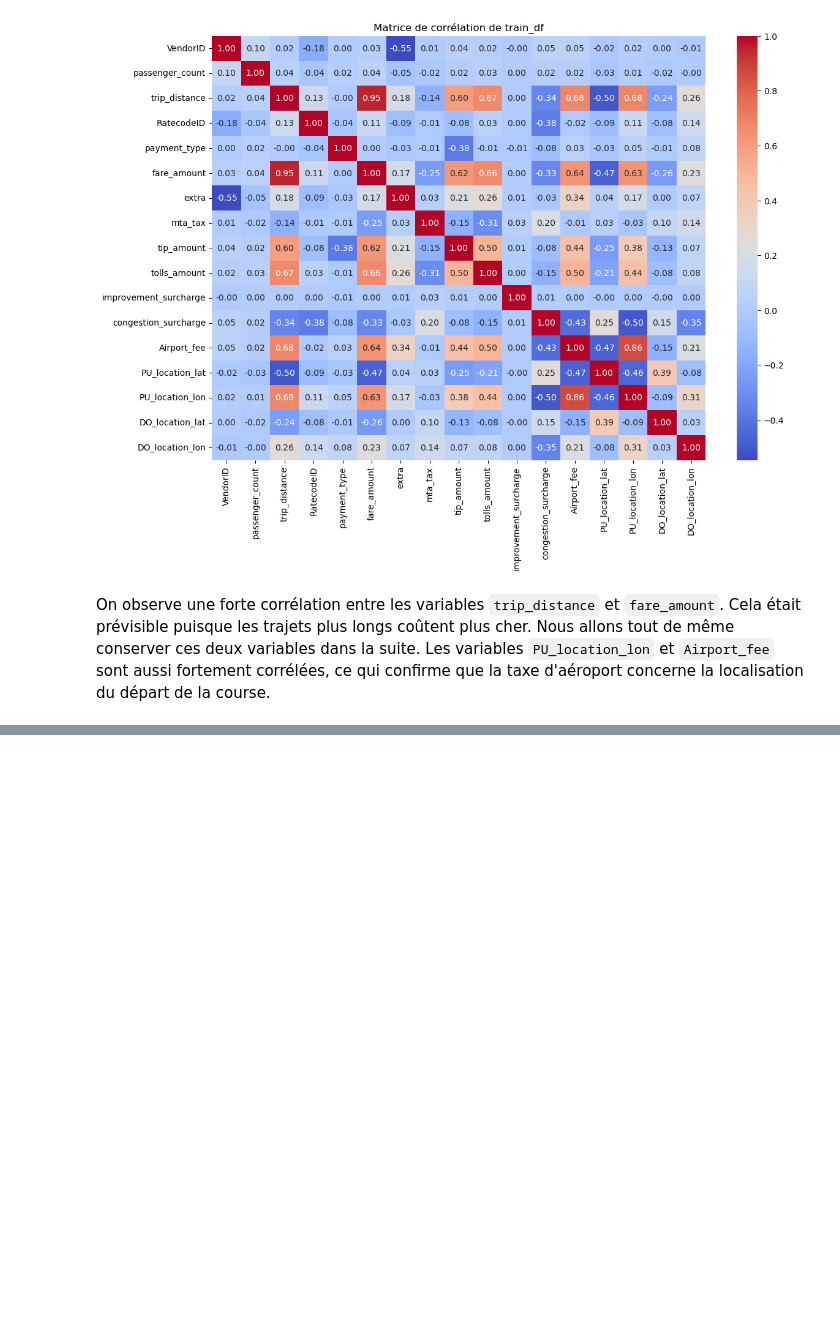
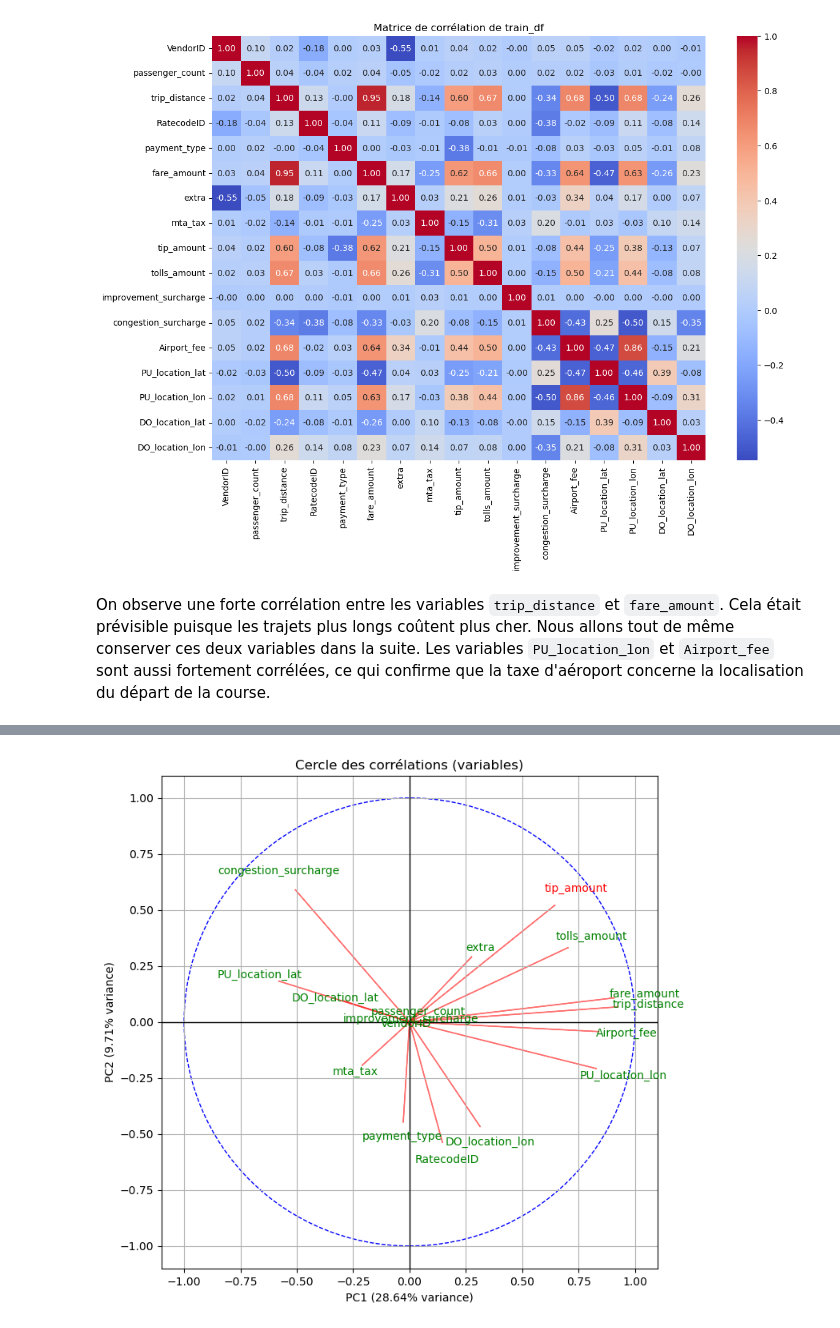
Before and after one commit to enzoben/NYC-taxis-tips, a Jupyter notebook: NYTT_data_analysis.ipynb, the cells around one changed output, grey strips where cells are left out. Drawn from its saved outputs; the diff is of its cells as text; code cells hidden in the pictures; blank space fills up the shorter version.

```diff
--- a/NYTT_data_analysis.ipynb
+++ b/NYTT_data_analysis.ipynb
@@ -94,0 +148,35 @@ On observe une forte corrélation entre les variables `trip_distance` et `fare_a
+# %%
+loadings = mypca.components_.T * np.sqrt(mypca.explained_variance_)
+# %%
+def plot_correlation_circle(loadings, labels, pca, axis):
+    fig, ax = plt.subplots(figsize=(8, 8))
+
+    axe1, axe2 = axis
+
+    # Définir un cercle de référence pour mieux visualiser
+    circle = plt.Circle((0, 0), 1, color='b', fill=False, linestyle='--', linewidth=1)
+    ax.add_artist(circle)
+
+    # Tracer les flèches pour chaque variable
+    for i in range(len(loadings)):
+        plt.arrow(0, 0, loadings[i, axe1], loadings[i, axe2], color='r', alpha=0.5)
+        if labels[i] == "tip_amount" :
+            plt.text(loadings[i, axe1]*1.15, loadings[i, axe2]*1.15, labels[i], color='red', ha='center', va='center')
+        else :
+            plt.text(loadings[i, axe1]*1.15, loadings[i, axe2]*1.15, labels[i], color='g', ha='center', va='center')
+
+    # Limites et étiquettes
+    plt.xlim(-1.1, 1.1)
+    plt.ylim(-1.1, 1.1)
+    plt.xlabel(f"PC{axe1+1} ({pca.explained_variance_ratio_[axe1]*100:.2f}% variance)")
+    plt.ylabel(f"PC{axe2+1} ({pca.explained_variance_ratio_[axe2]*100:.2f}% variance)")
+    plt.axhline(0, color='black',linewidth=1)
+    plt.axvline(0, color='black',linewidth=1)
+    plt.grid()
+    plt.title('Cercle des corrélations (variables)')
+    plt.show()
+
+# Tracer le cercle des variables dans le plan (0,1)
+plot_correlation_circle(loadings, labels=X_ACP.columns, pca=mypca, axis = (0,1))
+# %% [output]
+[figure, added]
```
Also changed, not shown: parts of 7 cells of this notebook.
